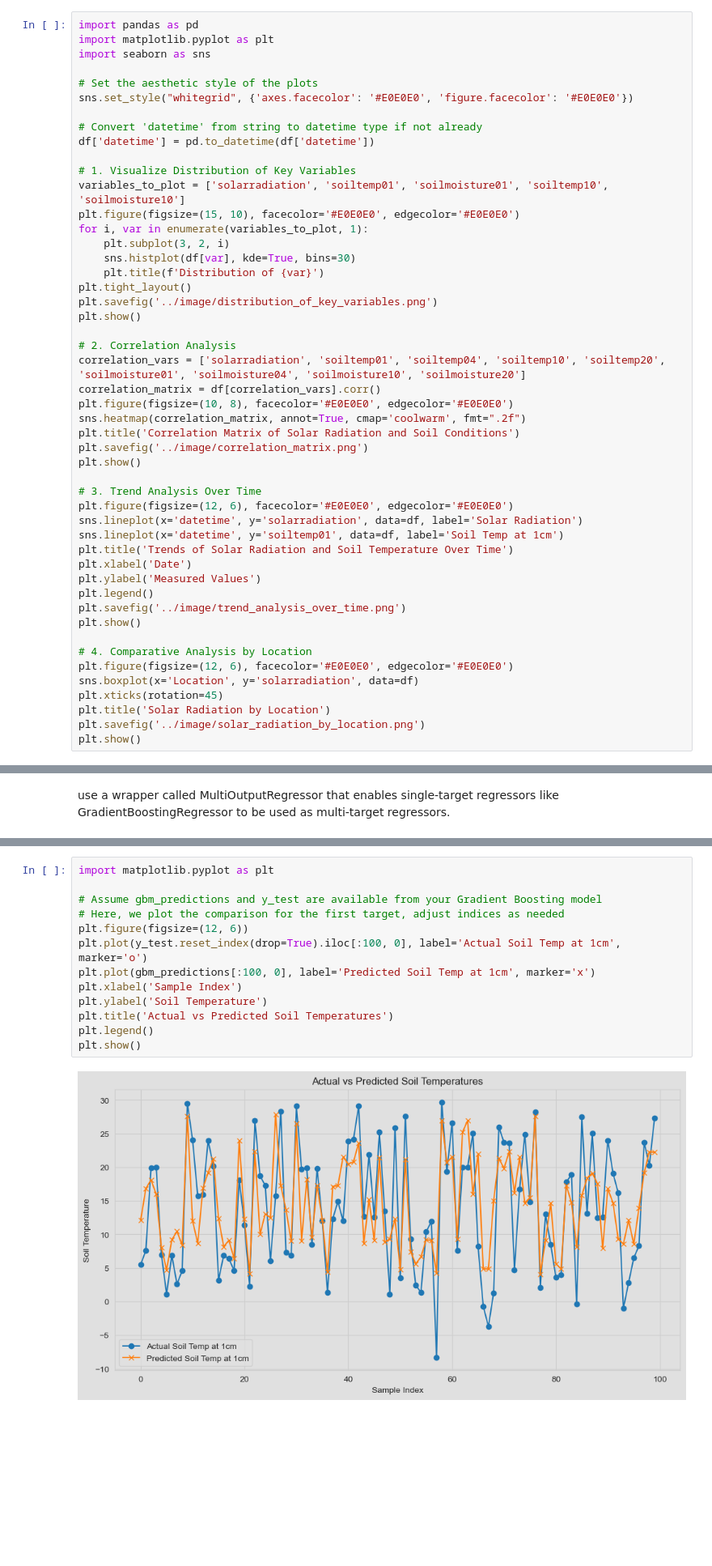
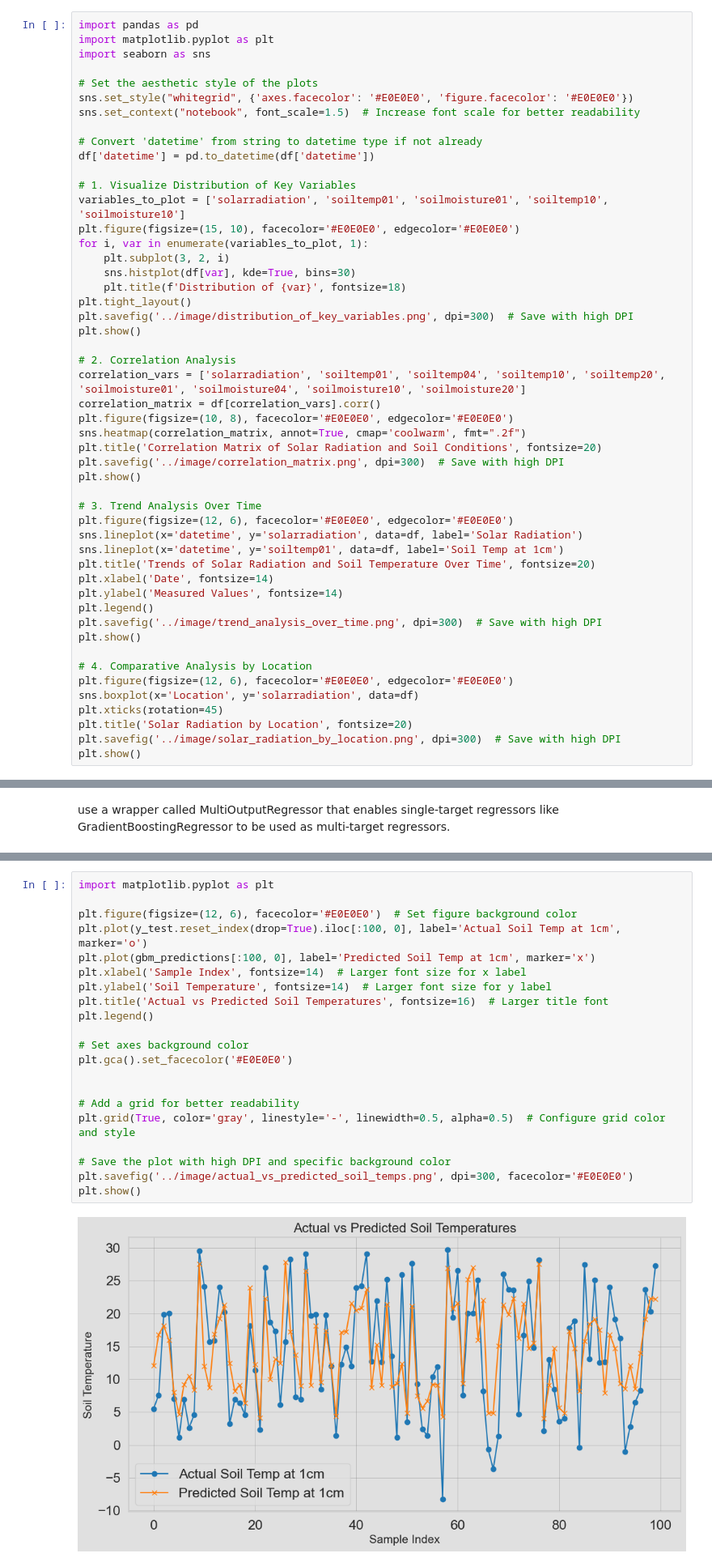
Before and after one commit to zy236yuz5/DSAN-5550-PROJECT-zy236, a Jupyter notebook: code/Project.ipynb, the cells around one changed output, grey strips where cells are left out. Shown at 81% size. Drawn from its saved outputs; the diff is of its cells as text; blank space fills up the shorter version.

```diff
--- a/code/Project.ipynb
+++ b/code/Project.ipynb
@@ -176,6 +176,7 @@ import seaborn as sns
 
 # Set the aesthetic style of the plots
 sns.set_style("whitegrid", {'axes.facecolor': '#E0E0E0', 'figure.facecolor': '#E0E0E0'})
+sns.set_context("notebook", font_scale=1.5)  # Increase font scale for better readability
 
 # Convert 'datetime' from string to datetime type if not already
 df['datetime'] = pd.to_datetime(df['datetime'])
@@ -186,9 +187,9 @@ plt.figure(figsize=(15, 10), facecolor='#E0E0E0', edgecolor='#E0E0E0')
 for i, var in enumerate(variables_to_plot, 1):
     plt.subplot(3, 2, i)
     sns.histplot(df[var], kde=True, bins=30)
-    plt.title(f'Distribution of {var}')
+    plt.title(f'Distribution of {var}', fontsize=18)
 plt.tight_layout()
-plt.savefig('../image/distribution_of_key_variables.png')
+plt.savefig('../image/distribution_of_key_variables.png', dpi=300)  # Save with high DPI
 plt.show()
 
 # 2. Correlation Analysis
@@ -196,26 +197,26 @@ correlation_vars = ['solarradiation', 'soiltemp01', 'soiltemp04', 'soiltemp10',
 correlation_matrix = df[correlation_vars].corr()
 plt.figure(figsize=(10, 8), facecolor='#E0E0E0', edgecolor='#E0E0E0')
 sns.heatmap(correlation_matrix, annot=True, cmap='coolwarm', fmt=".2f")
-plt.title('Correlation Matrix of Solar Radiation and Soil Conditions')
-plt.savefig('../image/correlation_matrix.png')
+plt.title('Correlation Matrix of Solar Radiation and Soil Conditions', fontsize=20)
+plt.savefig('../image/correlation_matrix.png', dpi=300)  # Save with high DPI
 plt.show()
 
 # 3. Trend Analysis Over Time
 plt.figure(figsize=(12, 6), facecolor='#E0E0E0', edgecolor='#E0E0E0')
 sns.lineplot(x='datetime', y='solarradiation', data=df, label='Solar Radiation')
 sns.lineplot(x='datetime', y='soiltemp01', data=df, label='Soil Temp at 1cm')
-plt.title('Trends of Solar Radiation and Soil Temperature Over Time')
-plt.xlabel('Date')
-plt.ylabel('Measured Values')
+plt.title('Trends of Solar Radiation and Soil Temperature Over Time', fontsize=20)
+plt.xlabel('Date', fontsize=14)
+plt.ylabel('Measured Values', fontsize=14)
 plt.legend()
-plt.savefig('../image/trend_analysis_over_time.png')
+plt.savefig('../image/trend_analysis_over_time.png', dpi=300)  # Save with high DPI
 plt.show()
 
 # 4. Comparative Analysis by Location
 plt.figure(figsize=(12, 6), facecolor='#E0E0E0', edgecolor='#E0E0E0')
 sns.boxplot(x='Location', y='solarradiation', data=df)
 plt.xticks(rotation=45)
-plt.title('Solar Radiation by Location')
-plt.savefig('../image/solar_radiation_by_location.png')
+plt.title('Solar Radiation by Location', fontsize=20)
+plt.savefig('../image/solar_radiation_by_location.png', dpi=300)  # Save with high DPI
 plt.show()
 # %% [output]
@@ -382,18 +406,26 @@ plt.show()
 # %%
 import matplotlib.pyplot as plt
 
-# Assume gbm_predictions and y_test are available from your Gradient Boosting model
-# Here, we plot the comparison for the first target, adjust indices as needed
-plt.figure(figsize=(12, 6))
+plt.figure(figsize=(12, 6), facecolor='#E0E0E0')  # Set figure background color
 plt.plot(y_test.reset_index(drop=True).iloc[:100, 0], label='Actual Soil Temp at 1cm', marker='o')
 plt.plot(gbm_predictions[:100, 0], label='Predicted Soil Temp at 1cm', marker='x')
-plt.xlabel('Sample Index')
-plt.ylabel('Soil Temperature')
-plt.title('Actual vs Predicted Soil Temperatures')
+plt.xlabel('Sample Index', fontsize=14)  # Larger font size for x label
+plt.ylabel('Soil Temperature', fontsize=14)  # Larger font size for y label
+plt.title('Actual vs Predicted Soil Temperatures', fontsize=16)  # Larger title font
 plt.legend()
+
+# Set axes background color
+plt.gca().set_facecolor('#E0E0E0')
+
+
+# Add a grid for better readability
+plt.grid(True, color='gray', linestyle='-', linewidth=0.5, alpha=0.5)  # Configure grid color and style
+
+# Save the plot with high DPI and specific background color
+plt.savefig('../image/actual_vs_predicted_soil_temps.png', dpi=300, facecolor='#E0E0E0')
 plt.show()
 # %% [output]
-[figure, old version]
+[figure, new version]
 # %%
 from sklearn.metrics import mean_squared_error
 
```
Also changed, not shown: parts of 38 cells of this notebook, 3 other files.
